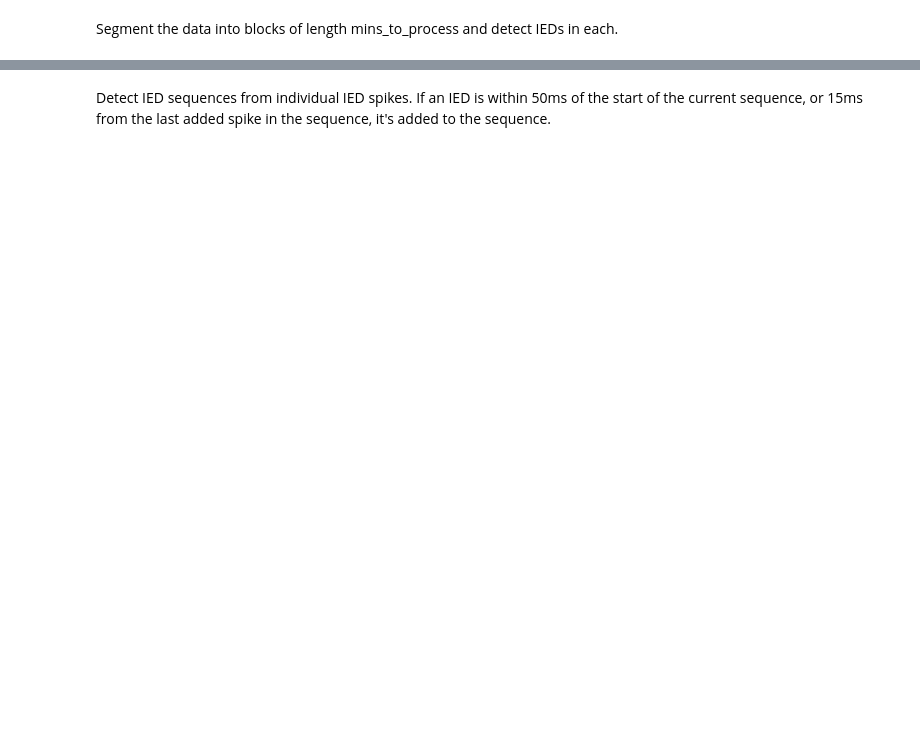
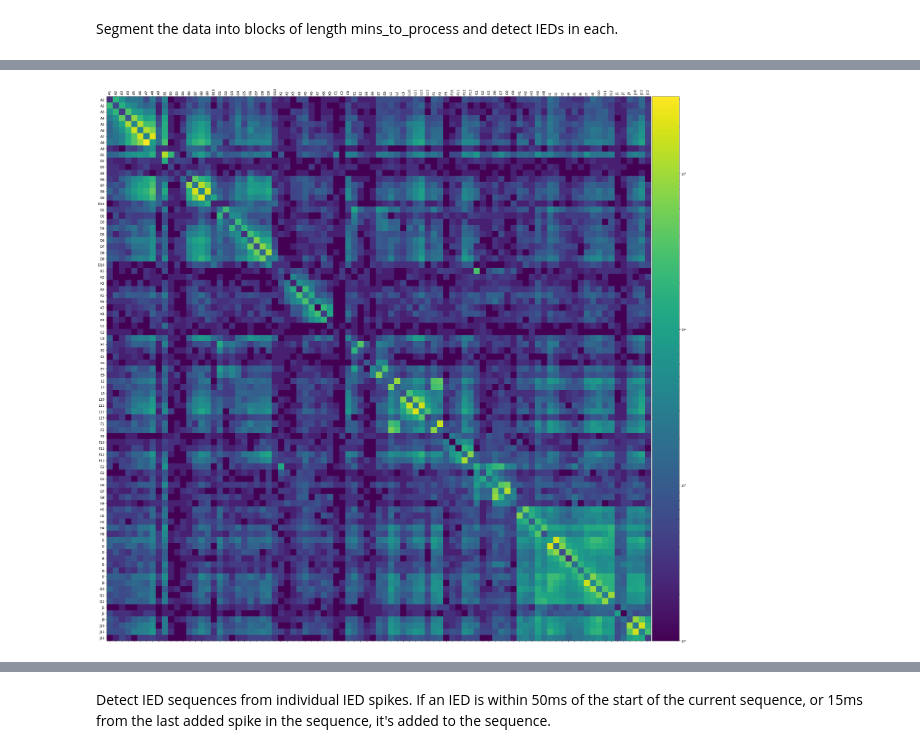
Before and after one commit to norrisjamie23/forecasting-epileptic-discharges, a Jupyter notebook: IED_sequence_detection-BeSa.ipynb, the cells around one changed output, grey strips where cells are left out. Cells and saved outputs as stored; diff of their text form; code cells hidden in the pictures; blank space fills up the shorter version.

```diff
--- a/IED_sequence_detection-BeSa.ipynb
+++ b/IED_sequence_detection-BeSa.ipynb
@@ -259,0 +140,6 @@ Text(0.5, 8.959999999999994, 'Time (s)')
+# %%
+plt = transition_matrix = matshow_cluster(valid_channels_unmapped, all_seq_chans)
+plt.tight_layout()
+plt.savefig(image_dir + '/IED_transition_matrix.pdf')
+# %% [output]
+[figure, added]
```
Also changed, not shown: parts of 125 cells of this notebook, 7 other files.
